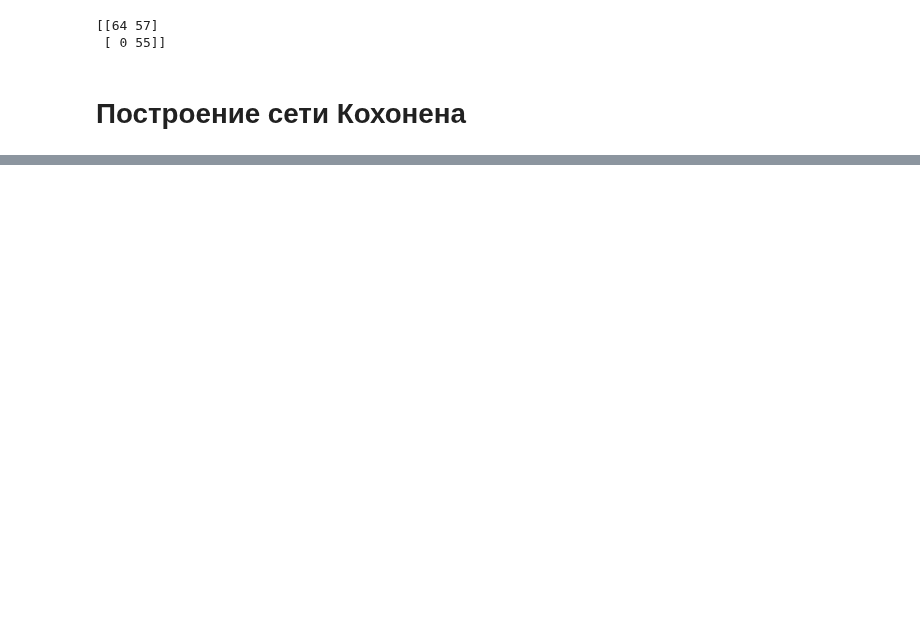
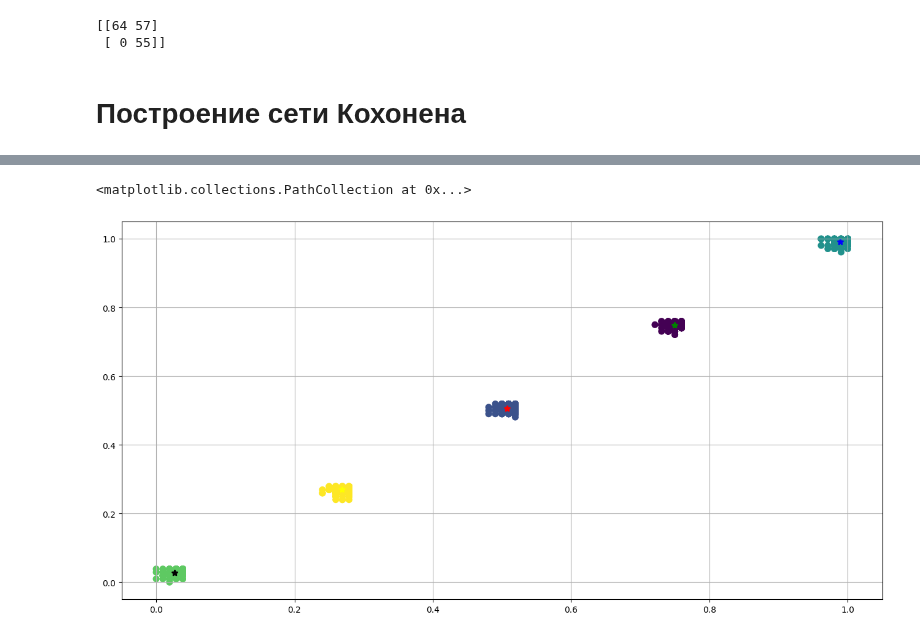
Before and after one commit to MorozovDesu/neural_network_technologies, a Jupyter notebook: "Нейросетевые_технологии_1_Лаба_ipynb".ipynb, the cells around one changed output, grey strips where cells are left out. Drawn from its saved outputs; the diff is of its cells as text; code cells hidden in the pictures; blank space fills up the shorter version.

```diff
--- a/"Нейросетевые_технологии_1_Лаба_ipynb".ipynb
+++ b/"Нейросетевые_технологии_1_Лаба_ipynb".ipynb
@@ -840,3 +786,36 @@ print(predTrain)
+# %%
+trainMax = np.amax(X_train)
+trainMin = np.amin(X_train)
+weights = np.array([[0.27927872, 0.68345907],
+                   [0.46390769, 0.45262438],
+                   [0.73095387, 0.50869723],
+                   [0.18705049, 0.00384747],
+                   [0.08833449, 0.07329906]])
+# weights = np.random.uniform(trainMin, trainMax, (5, 2))
+# print(weights)
+
+fig = plt.figure(figsize=(16,8))
+ax = fig.add_subplot()
+# ax.scatter(weights[0,0], weights[0,1],  marker='*', linewidths=2, c = "GREEN")
+# ax.scatter(weights[1,0], weights[1,1],  marker='*', linewidths=2, c = "RED")
+# ax.scatter(weights[2,0], weights[2,1],  marker='*', linewidths=2, c = "BLUE")
+# ax.scatter(weights[3,0], weights[3,1],  marker='*', linewidths=2, c = "BLACK")
+# ax.scatter(weights[4,0], weights[4,1],  marker='*', linewidths=2, c = "YELLOW")
+kohonen = KohonenNet(m=5, n=1, weights=weights)
+
+kohonen.fit(X_train, shuffle=True)
+predTrain = kohonen.predict(X_train)
+ax.scatter(X_train[:,0], X_train[:,1], marker='o', linewidths=2, c=predTrain)
+ax.grid()
+ax.scatter(kohonen.returnChangedWeights()[0,0], kohonen.returnChangedWeights()[0,1],  marker='*', linewidths=2, c = "GREEN")
+ax.scatter(kohonen.returnChangedWeights()[1,0], kohonen.returnChangedWeights()[1,1],  marker='*', linewidths=2, c = "RED")
+ax.scatter(kohonen.returnChangedWeights()[2,0], kohonen.returnChangedWeights()[2,1],  marker='*', linewidths=2, c = "BLUE")
+ax.scatter(kohonen.returnChangedWeights()[3,0], kohonen.returnChangedWeights()[3,1],  marker='*', linewidths=2, c = "BLACK")
+ax.scatter(kohonen.returnChangedWeights()[4,0], kohonen.returnChangedWeights()[4,1],  marker='*', linewidths=2, c = "YELLOW")
+# print(predTrain)
+# %% [output]
+<matplotlib.collections.PathCollection at 0x...>
+[figure, added]
 # %%
 # Добавление кода для изменения формы массива predTrain
 predTrain = predTrain.reshape((len(predTrain), 1))
```
Also changed, not shown: parts of 33 cells of this notebook.
